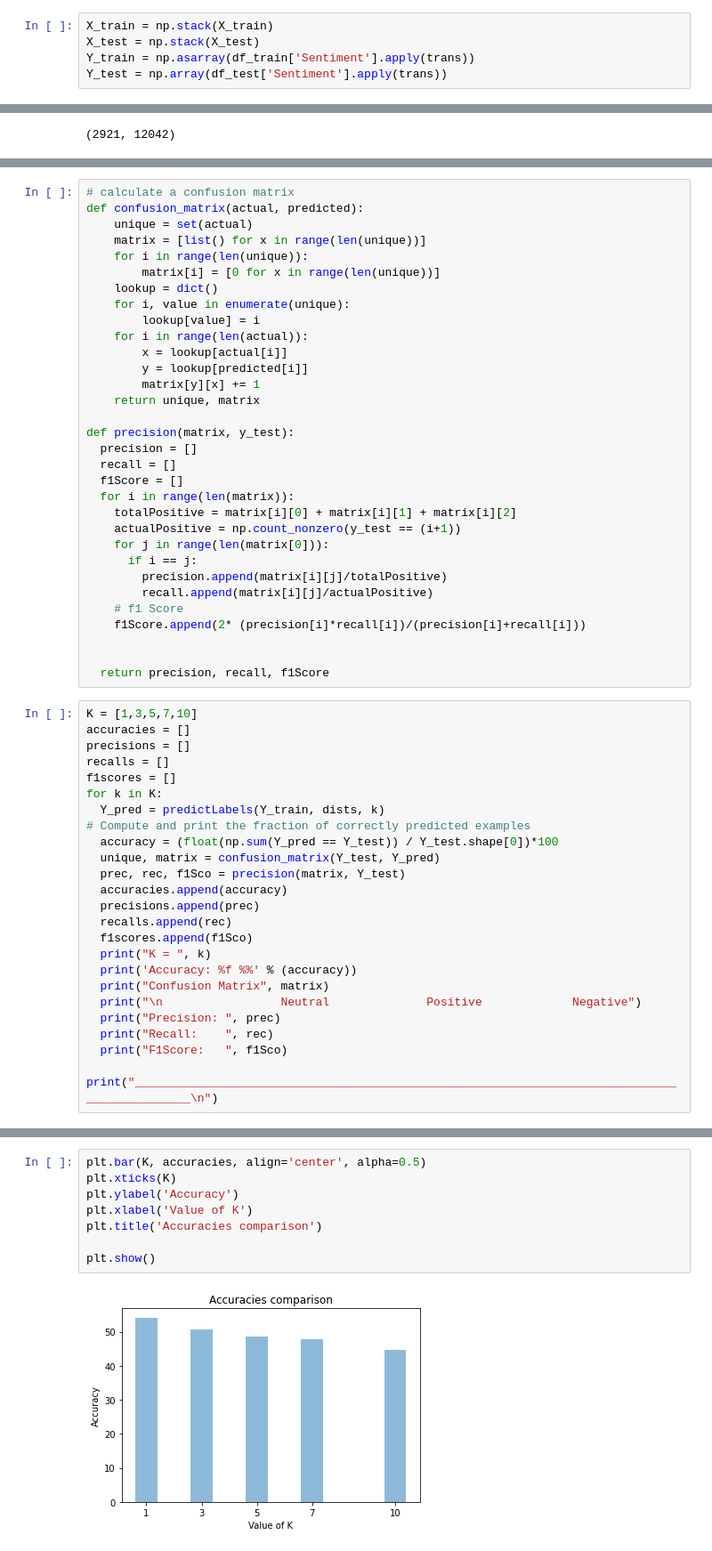
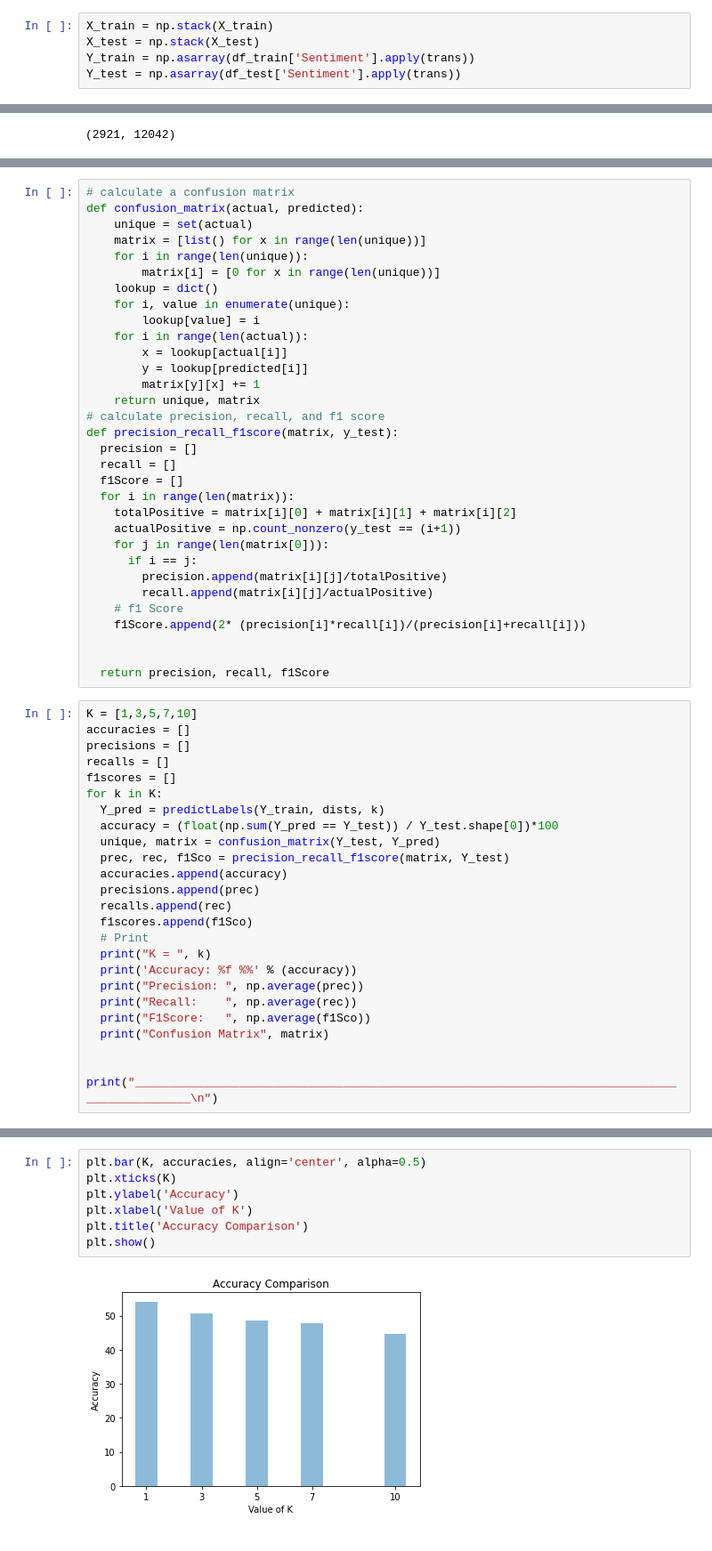
Before and after one commit to MatloobAltaf/Machine-Learning-LUMS, a Jupyter notebook: Programming_Assignment_1/21100164.ipynb, the cells around one changed output, grey strips where cells are left out. Shown at 89% size. Drawn from its saved outputs; the diff is of its cells as text.

```diff
--- a/Programming_Assignment_1/21100164.ipynb
+++ b/Programming_Assignment_1/21100164.ipynb
@@ -132,7 +135,7 @@ def trans(sentiment):
 X_train = np.stack(X_train)
 X_test = np.stack(X_test)
 Y_train = np.asarray(df_train['Sentiment'].apply(trans))
-Y_test = np.array(df_test['Sentiment'].apply(trans))
+Y_test = np.asarray(df_test['Sentiment'].apply(trans))
 # %%
 X_test.shape
 # %% [output]
@@ -183,8 +188,8 @@ def confusion_matrix(actual, predicted):
 		y = lookup[predicted[i]]
 		matrix[y][x] += 1
 	return unique, matrix
-
-def precision(matrix, y_test):
+# calculate precision, recall, and f1 score
+def precision_recall_f1score(matrix, y_test):
   precision = []
   recall = []
   f1Score = []
@@ -208,21 +213,21 @@ recalls = []
 f1scores = []
 for k in K:
   Y_pred = predictLabels(Y_train, dists, k)
-# Compute and print the fraction of correctly predicted examples
   accuracy = (float(np.sum(Y_pred == Y_test)) / Y_test.shape[0])*100
   unique, matrix = confusion_matrix(Y_test, Y_pred)
-  prec, rec, f1Sco = precision(matrix, Y_test)
+  prec, rec, f1Sco = precision_recall_f1score(matrix, Y_test)
   accuracies.append(accuracy)
   precisions.append(prec)
   recalls.append(rec)
   f1scores.append(f1Sco)
+  # Print
   print("K = ", k)
   print('Accuracy: %f %%' % (accuracy))
+  print("Precision: ", np.average(prec))
+  print("Recall:    ", np.average(rec))
+  print("F1Score:   ", np.average(f1Sco))
   print("Confusion Matrix", matrix)
-  print("\n                 Neutral              Positive             Negative")
-  print("Precision: ", prec)
-  print("Recall:    ", rec)
-  print("F1Score:   ", f1Sco)
+
   print("_____________________________________________________________________________________________\n")
 # %% [output]
 K =  1
@@ -245,10 +250,9 @@ ________________________________________________________________________________
 # %%
 plt.bar(K, accuracies, align='center', alpha=0.5)
 plt.xticks(K)
 plt.ylabel('Accuracy')
 plt.xlabel('Value of K')
-plt.title('Accuracies comparison')
-
+plt.title('Accuracy Comparison')
 plt.show()
 # %% [output]
-[figure, old version]
+[figure, new version]
```
Also changed, not shown: parts of 20 cells of this notebook.
